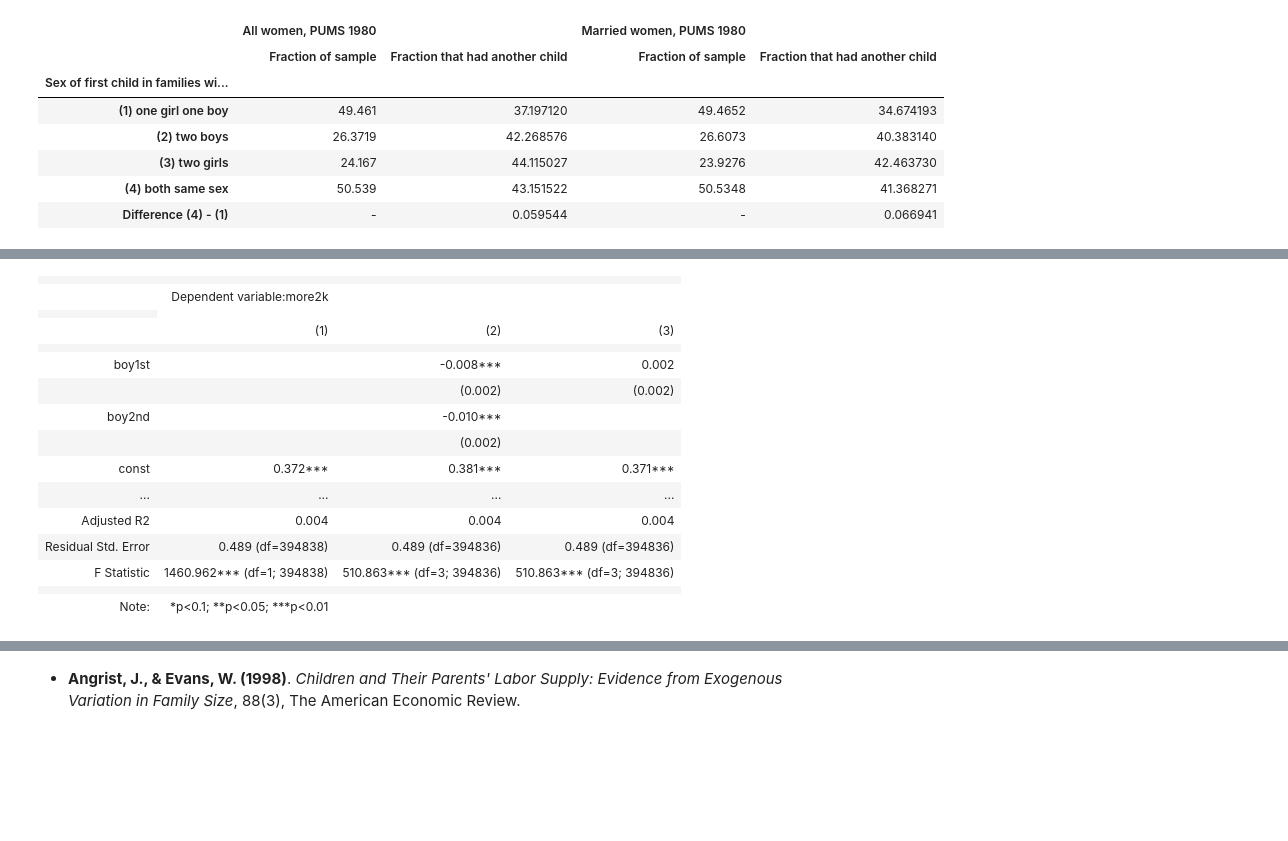
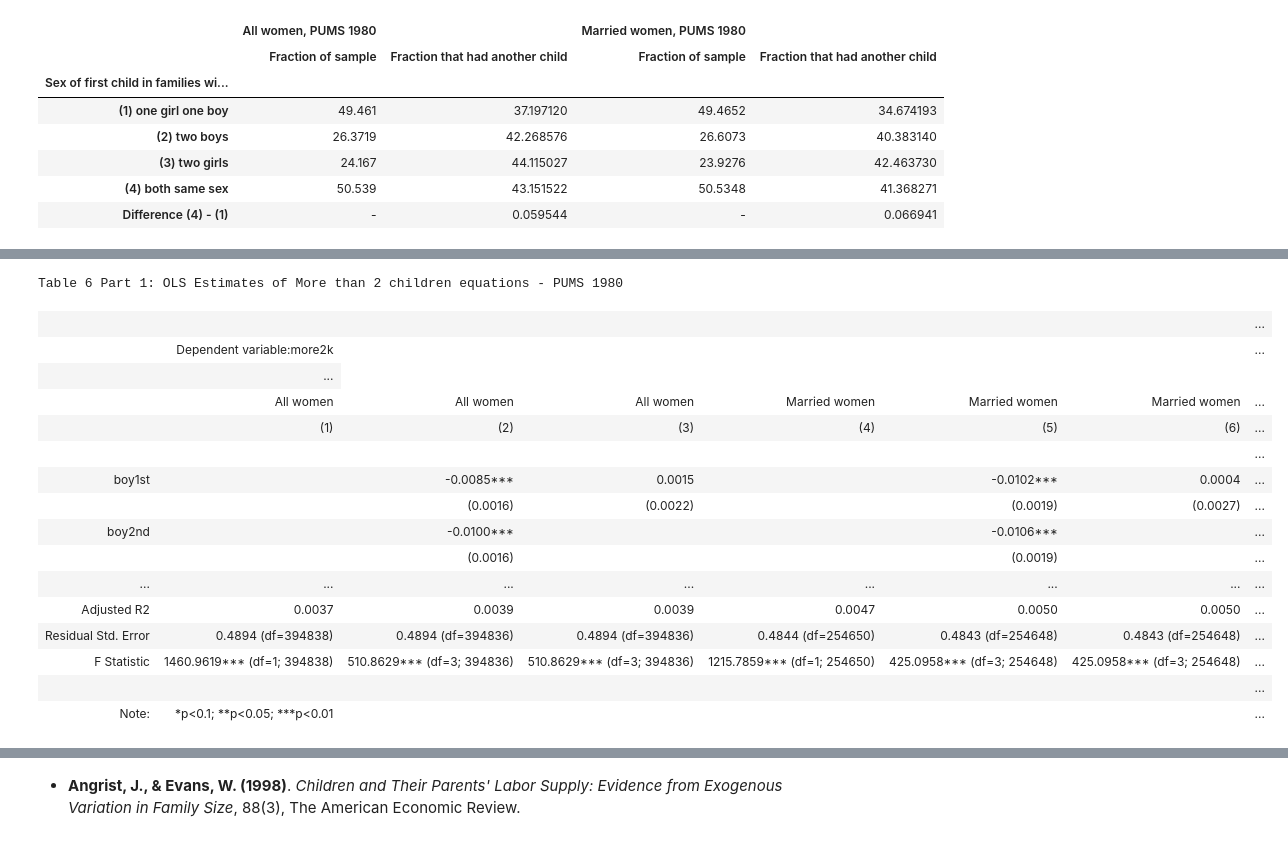
Before and after one commit to carolinalvarez/angrist-and-evans-1998-python, a Jupyter notebook: Angrist_and_Evans_1998.ipynb, the cells around one changed output, grey strips where cells are left out. Saved outputs shown, nothing was run; the diff lists cells and outputs as text; code cells hidden in the pictures; blank space fills up the shorter version.

Commit message:
Replication table 7

```diff
--- a/Angrist_and_Evans_1998.ipynb
+++ b/Angrist_and_Evans_1998.ipynb
@@ -608,23 +597,38 @@ table
-# %%
-model1=sm_api.OLS(data_2["more2k"], sm_api.add_constant(data_2["same_sex"])).fit()
-model2=sm_api.OLS(data_2["more2k"], sm_api.add_constant(data_2[["same_sex", "boy1st", "boy2nd"]])).fit()
-model3=sm_api.OLS(data_2["more2k"], sm_api.add_constant(data_2[["boy1st", "two_boys", "two_girls"]])).fit()
-Table6 = Stargazer([model1, model2, model3])
-Table6
-# %% [output]
-|  |  |  |  |
-|  | Dependent variable:more2k |  |  |
-|  |
-|  | (1) | (2) | (3) |
-|  |  |  |  |
-| boy1st |  | -0.008*** | 0.002 |
-|  |  | (0.002) | (0.002) |
-| boy2nd |  | -0.010*** |  |
-|  |  | (0.002) |  |
-| const | 0.372*** | 0.381*** | 0.371*** |
-| ... | ... | ... | ... |
-| Adjusted R2 | 0.004 | 0.004 | 0.004 |
-| Residual Std. Error | 0.489 (df=394838) | 0.489 (df=394836) | 0.489 (df=394836) |
-| F Statistic | 1460.962*** (df=1; 394838) | 510.863*** (df=3; 394836) | 510.863*** (df=3; 394836) |
-|  |  |  |  |
-| Note: | *p<0.1; **p<0.05; ***p<0.01 |  |  |
+# %%
+#TABLE 6
+def OLS_Regressions_more2k(data1, data2):
+
+    model1_table6=sm_api.OLS(data1["more2k"], sm_api.add_constant(data1["same_sex"])).fit()
+    model2_table6=sm_api.OLS(data1["more2k"], sm_api.add_constant(data1[["same_sex", "boy1st", "boy2nd"]])).fit()
+    model3_table6=sm_api.OLS(data1["more2k"], sm_api.add_constant(data1[["boy1st", "two_boys", "two_girls"]])).fit()
+    model4_table6=sm_api.OLS(data2["more2k"], sm_api.add_constant(data2["same_sex"])).fit()
+    model5_table6=sm_api.OLS(data2["more2k"], sm_api.add_constant(data2[["same_sex", "boy1st", "boy2nd"]])).fit()
+    model6_table6=sm_api.OLS(data2["more2k"], sm_api.add_constant(data2[["boy1st", "two_boys", "two_girls"]])).fit()
+    Table = Stargazer([model1_table6, model2_table6, model3_table6, model4_table6, model5_table6, model6_table6])
+    Table.title("Table 6 Part 1: OLS Estimates of More than 2 children equations - PUMS 1980")
+    Table.custom_columns(['All women', 'All women', 'All women', 'Married women', 'Married women', 'Married women'],
+                         [1, 1, 1, 1, 1, 1])
+    Table.significant_digits(4)
+    #Table.custom_columns('All women')
+
+    return Table
+# %%
+OLS_Regressions_more2k(data_2, msample)
+# %% [output]
+Table 6 Part 1: OLS Estimates of More than 2 children equations - PUMS 1980
+|  |  |  |  |  |  |  | ... |
+|  | Dependent variable:more2k |  |  |  |  |  | ... |
+|  | ... |
+|  | All women | All women | All women | Married women | Married women | Married women | ... |
+|  | (1) | (2) | (3) | (4) | (5) | (6) | ... |
+|  |  |  |  |  |  |  | ... |
+| boy1st |  | -0.0085*** | 0.0015 |  | -0.0102*** | 0.0004 | ... |
+|  |  | (0.0016) | (0.0022) |  | (0.0019) | (0.0027) | ... |
+| boy2nd |  | -0.0100*** |  |  | -0.0106*** |  | ... |
+|  |  | (0.0016) |  |  | (0.0019) |  | ... |
+| ... | ... | ... | ... | ... | ... | ... | ... |
+| Adjusted R2 | 0.0037 | 0.0039 | 0.0039 | 0.0047 | 0.0050 | 0.0050 | ... |
+| Residual Std. Error | 0.4894 (df=394838) | 0.4894 (df=394836) | 0.4894 (df=394836) | 0.4844 (df=254650) | 0.4843 (df=254648) | 0.4843 (df=254648) | ... |
+| F Statistic | 1460.9619*** (df=1; 394838) | 510.8629*** (df=3; 394836) | 510.8629*** (df=3; 394836) | 1215.7859*** (df=1; 254650) | 425.0958*** (df=3; 254648) | 425.0958*** (df=3; 254648) | ... |
+|  |  |  |  |  |  |  | ... |
+| Note: | *p<0.1; **p<0.05; ***p<0.01 |  |  |  |  |  | ... |
```
Also changed, not shown: parts of 5 cells of this notebook.
